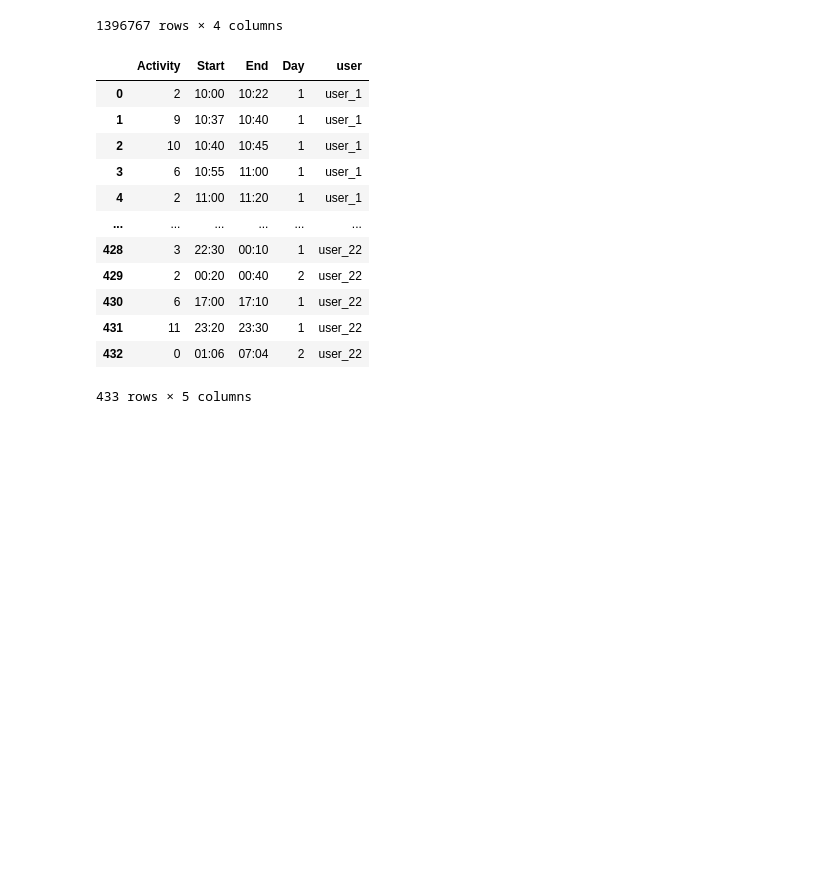
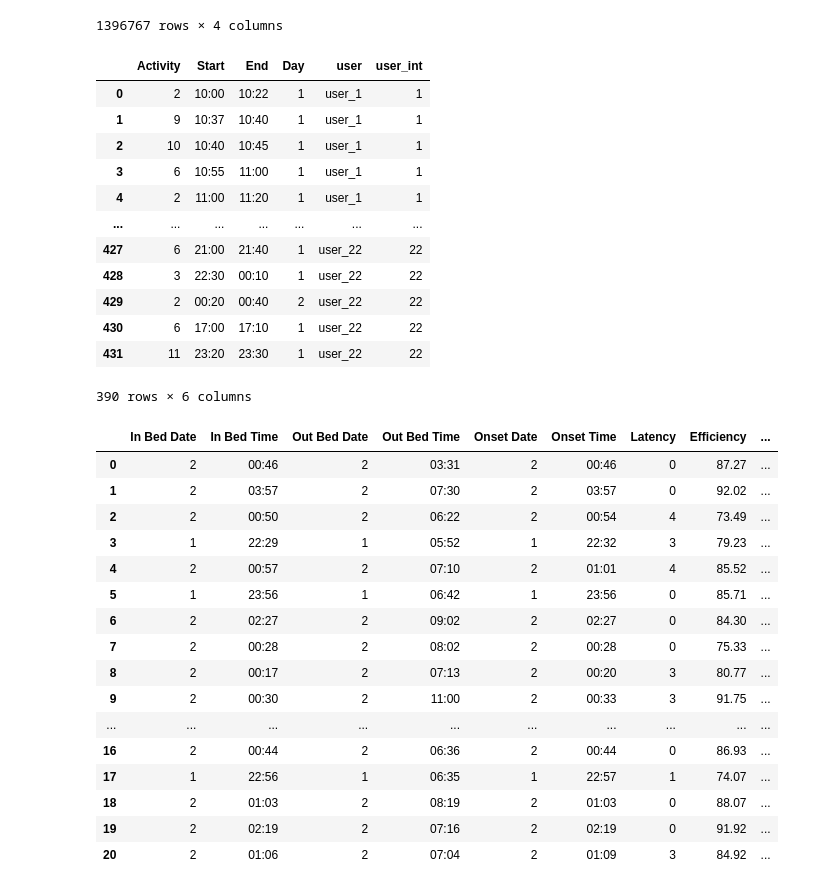
Before and after one commit to BryanZhang938/DayInMyLife, a Jupyter notebook: sleep_EDA.ipynb, the cells around one changed output. Saved outputs shown, nothing was run; the diff lists cells and outputs as text; code cells hidden in the pictures; blank space fills up the shorter version.

```diff
--- a/sleep_EDA.ipynb
+++ b/sleep_EDA.ipynb
@@ -300,20 +303,43 @@ acc_smooth
 1396767 rows × 4 columns
 # %%
 # acc_smooth.to_csv('cleaned_data/acc.csv', index=False)
+# %%
+activity = pd.read_csv('assets/cleaned_data/all_activity.csv').drop(columns='Unnamed: 0')
+activity['user_int'] = activity['user'].apply(lambda x: int(x.split('_')[1]))
+activity = activity[activity['Activity'].isin(range(2,13))]
+activity
+# %% [output]
+|  | Activity | Start | End | Day | user | user_int |
+| 0 | 2 | 10:00 | 10:22 | 1 | user_1 | 1 |
+| 1 | 9 | 10:37 | 10:40 | 1 | user_1 | 1 |
+| 2 | 10 | 10:40 | 10:45 | 1 | user_1 | 1 |
+| 3 | 6 | 10:55 | 11:00 | 1 | user_1 | 1 |
+| 4 | 2 | 11:00 | 11:20 | 1 | user_1 | 1 |
+| ... | ... | ... | ... | ... | ... | ... |
+| 427 | 6 | 21:00 | 21:40 | 1 | user_22 | 22 |
+| 428 | 3 | 22:30 | 00:10 | 1 | user_22 | 22 |
+| 429 | 2 | 00:20 | 00:40 | 2 | user_22 | 22 |
+| 430 | 6 | 17:00 | 17:10 | 1 | user_22 | 22 |
+| 431 | 11 | 23:20 | 23:30 | 1 | user_22 | 22 |
+390 rows × 6 columns
 # %%
-activity = pd.read_csv('cleaned_data/all_activity.csv').drop(columns='Unnamed: 0')
-activity
+sleep = pd.read_csv('assets/cleaned_data/all_sleep.csv').drop(columns='Unnamed: 0')
+sleep
 # %% [output]
-|  | Activity | Start | End | Day | user |
-| 0 | 2 | 10:00 | 10:22 | 1 | user_1 |
-| 1 | 9 | 10:37 | 10:40 | 1 | user_1 |
-| 2 | 10 | 10:40 | 10:45 | 1 | user_1 |
-| 3 | 6 | 10:55 | 11:00 | 1 | user_1 |
-| 4 | 2 | 11:00 | 11:20 | 1 | user_1 |
-| ... | ... | ... | ... | ... | ... |
-| 428 | 3 | 22:30 | 00:10 | 1 | user_22 |
-| 429 | 2 | 00:20 | 00:40 | 2 | user_22 |
-| 430 | 6 | 17:00 | 17:10 | 1 | user_22 |
-| 431 | 11 | 23:20 | 23:30 | 1 | user_22 |
-| 432 | 0 | 01:06 | 07:04 | 2 | user_22 |
+|  | In Bed Date | In Bed Time | Out Bed Date | Out Bed Time | Onset Date | Onset Time | Latency | Efficiency | ... |
+| 0 | 2 | 00:46 | 2 | 03:31 | 2 | 00:46 | 0 | 87.27 | ... |
+| 1 | 2 | 03:57 | 2 | 07:30 | 2 | 03:57 | 0 | 92.02 | ... |
+| 2 | 2 | 00:50 | 2 | 06:22 | 2 | 00:54 | 4 | 73.49 | ... |
+| 3 | 1 | 22:29 | 1 | 05:52 | 1 | 22:32 | 3 | 79.23 | ... |
+| 4 | 2 | 00:57 | 2 | 07:10 | 2 | 01:01 | 4 | 85.52 | ... |
+| 5 | 1 | 23:56 | 1 | 06:42 | 1 | 23:56 | 0 | 85.71 | ... |
+| 6 | 2 | 02:27 | 2 | 09:02 | 2 | 02:27 | 0 | 84.30 | ... |
+| 7 | 2 | 00:28 | 2 | 08:02 | 2 | 00:28 | 0 | 75.33 | ... |
+| 8 | 2 | 00:17 | 2 | 07:13 | 2 | 00:20 | 3 | 80.77 | ... |
+| 9 | 2 | 00:30 | 2 | 11:00 | 2 | 00:33 | 3 | 91.75 | ... |
+| ... | ... | ... | ... | ... | ... | ... | ... | ... | ... |
+| 16 | 2 | 00:44 | 2 | 06:36 | 2 | 00:44 | 0 | 86.93 | ... |
+| 17 | 1 | 22:56 | 1 | 06:35 | 1 | 22:57 | 1 | 74.07 | ... |
+| 18 | 2 | 01:03 | 2 | 08:19 | 2 | 01:03 | 0 | 88.07 | ... |
+| 19 | 2 | 02:19 | 2 | 07:16 | 2 | 02:19 | 0 | 91.92 | ... |
+| 20 | 2 | 01:06 | 2 | 07:04 | 2 | 01:09 | 3 | 84.92 | ... |
-433 rows × 5 columns
```
Also changed, not shown: parts of 8 cells of this notebook, 1 other file.
